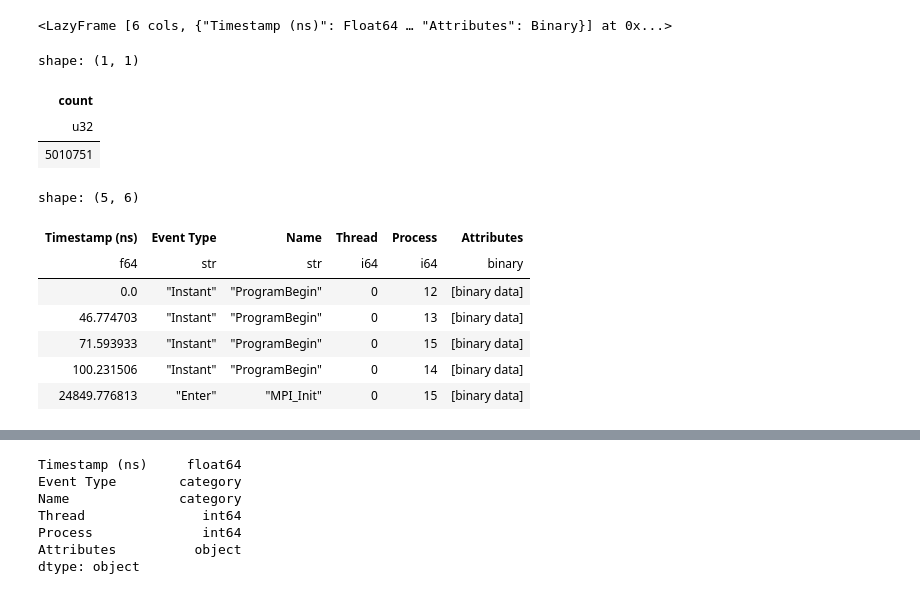
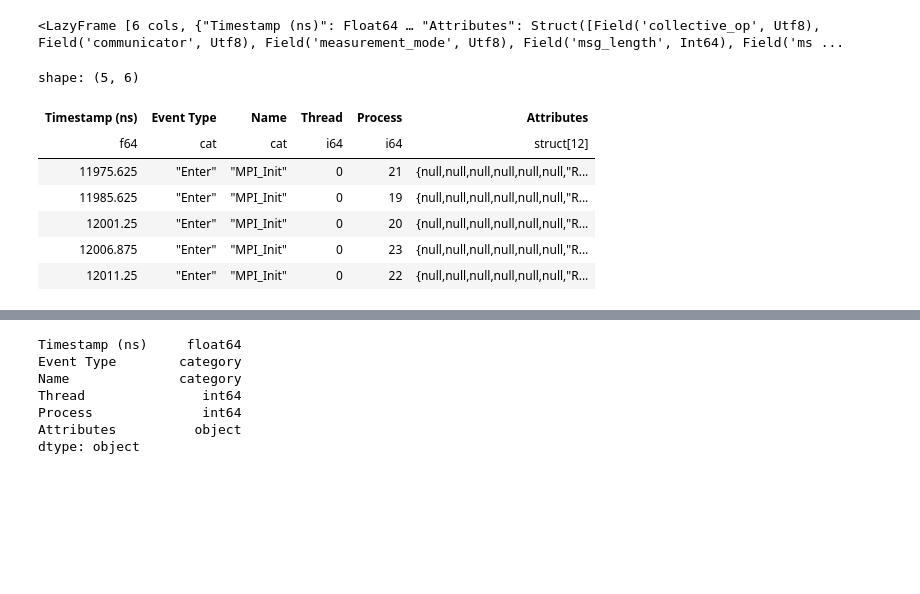
Before and after one commit to hpcgroup/pipit, a Jupyter notebook: docs/examples/polars.ipynb, the cells around one changed output, grey strips where cells are left out. Saved outputs shown, nothing was run; the diff lists cells and outputs as text; code cells hidden in the pictures; blank space fills up the shorter version.

```diff
--- a/docs/examples/polars.ipynb
+++ b/docs/examples/polars.ipynb
@@ -11,0 +13,2 @@ trace = pp.Trace.from_parquet("./amg_16.parquet")
+# %%
+trace = pp.Trace.from_otf2("/home/rakrish/otf2-mpi-only-traces/kripke/32")
@@ -12,4 +27,4 @@ trace = pp.Trace.from_parquet("./amg_16.parquet")
 # %%
 trace.events
 # %% [output]
-<LazyFrame [6 cols, {"Timestamp (ns)": Float64 … "Attributes": Binary}] at 0x...>
+<LazyFrame [6 cols, {"Timestamp (ns)": Float64 … "Attributes": Struct([Field('collective_op', Utf8), Field('communicator', Utf8), Field('measurement_mode', Utf8), Field('msg_length', Int64), Field('ms ...
@@ -19,18 +31,11 @@ def preview(polars_df):
 # %%
-trace.events.select(pl.count()).collect()
+trace.events.head().collect()
 # %% [output]
-shape: (1, 1)
+shape: (5, 6)
-| count |
-| u32 |
-| 5010751 |
+| Timestamp (ns) | Event Type | Name | Thread | Process | Attributes |
+| f64 | cat | cat | i64 | i64 | struct[12] |
+| 11975.625 | "Enter" | "MPI_Init" | 0 | 21 | {null,null,null,null,null,null,"R... |
+| 11985.625 | "Enter" | "MPI_Init" | 0 | 19 | {null,null,null,null,null,null,"R... |
+| 12001.25 | "Enter" | "MPI_Init" | 0 | 20 | {null,null,null,null,null,null,"R... |
+| 12006.875 | "Enter" | "MPI_Init" | 0 | 23 | {null,null,null,null,null,null,"R... |
+| 12011.25 | "Enter" | "MPI_Init" | 0 | 22 | {null,null,null,null,null,null,"R... |
-# %%
-pl.scan_parquet("./amg_16.parquet").head().collect()
-# %% [output]
-shape: (5, 6)
-| Timestamp (ns) | Event Type | Name | Thread | Process | Attributes |
-| f64 | str | str | i64 | i64 | binary |
-| 0.0 | "Instant" | "ProgramBegin" | 0 | 12 | [binary data] |
-| 46.774703 | "Instant" | "ProgramBegin" | 0 | 13 | [binary data] |
-| 71.593933 | "Instant" | "ProgramBegin" | 0 | 15 | [binary data] |
-| 100.231506 | "Instant" | "ProgramBegin" | 0 | 14 | [binary data] |
-| 24849.776813 | "Enter" | "MPI_Init" | 0 | 15 | [binary data] |
```
Also changed, not shown: parts of 28 cells of this notebook, 1 other file.
